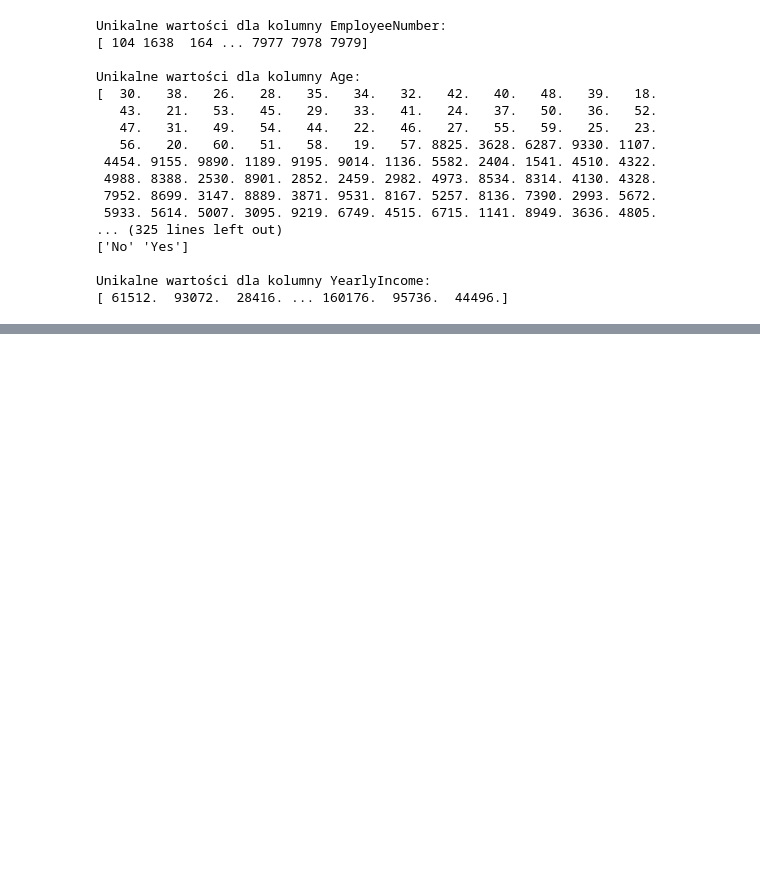
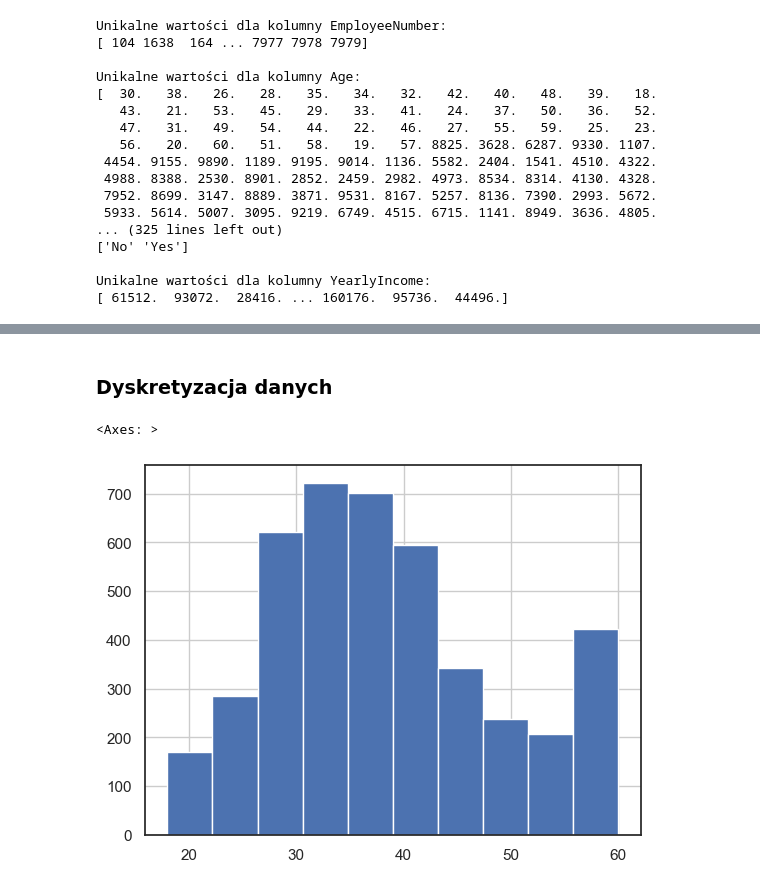
Before and after one commit to ARPDATA11/Klasyfikacja, a Jupyter notebook: Projekt.ipynb, the cells around one changed output, grey strips where cells are left out. Cells and saved outputs as stored; diff of their text form; code cells hidden in the pictures; blank space fills up the shorter version.

```diff
--- a/Projekt.ipynb
+++ b/Projekt.ipynb
@@ -299,0 +501,7 @@ Unikalne wartości dla kolumny YearlyIncome:
+# %% [markdown]
+### Dyskretyzacja danych
+# %%
+train_df['Age'].hist()
+# %% [output]
+<Axes: >
+[figure, added]
```
Also changed, not shown: parts of 35 cells of this notebook.
